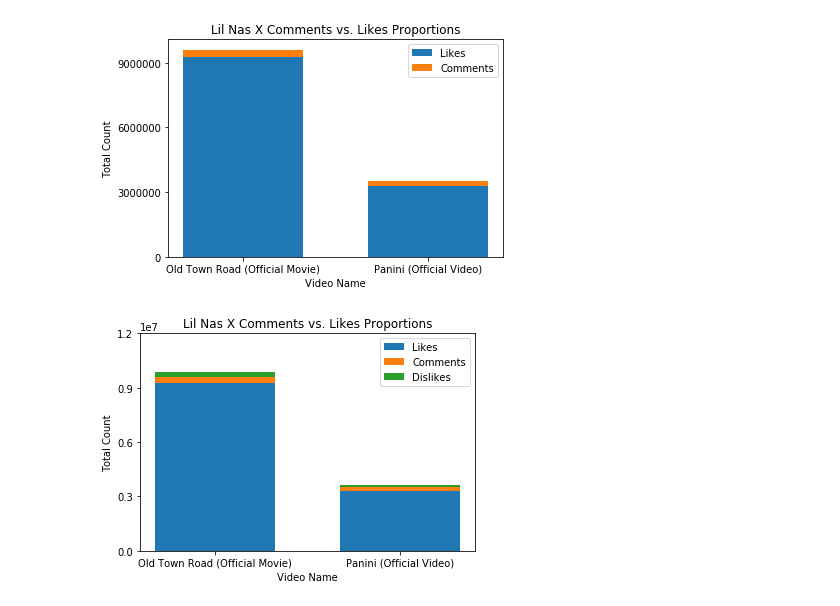
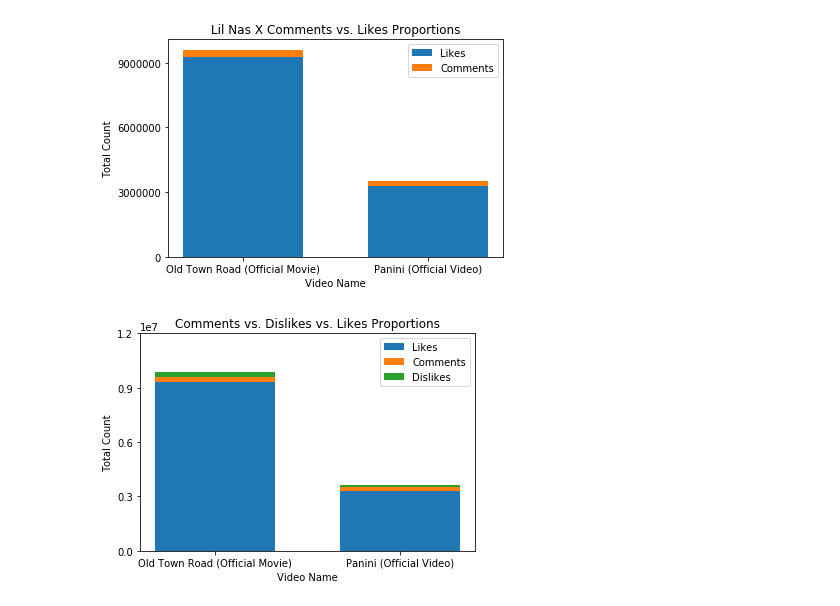
Before and after one commit to nelsont87/Controversial_Music, a Jupyter notebook: Eric/Pulling Old Town Road Stats.ipynb, the cells around one changed output. Saved outputs shown, nothing was run; the diff lists cells and outputs as text; code cells hidden in the pictures.

Commit message:
fixed title name of a fig

```diff
--- a/Eric/Pulling Old Town Road Stats.ipynb
+++ b/Eric/Pulling Old Town Road Stats.ipynb
@@ -108,23 +108,23 @@ plt.show()
 # %%
 n = 3
 ind = np.arange(n)
 width = .65
 
 p1 = plt.bar(statistics_df["Video Name"], statistics_df["Like Count"], width)
 p2 = plt.bar(statistics_df["Video Name"], statistics_df["Comment Count"], width, bottom=statistics_df["Like Count"])
 p3 = plt.bar(statistics_df["Video Name"], statistics_df["Dislike Count"], width, bottom=statistics_df["Like Count"]+statistics_df["Comment Count"])
 
 
 plt.ylabel('Total Count')
 plt.xlabel('Video Name')
-plt.title('Lil Nas X Comments vs. Likes Proportions')
+plt.title('Comments vs. Dislikes vs. Likes Proportions')
 plt.yticks(np.arange(0,15000000,3000000))
 plt.legend((p1[0], p2[0], p3[0]), ['Likes', 'Comments', 'Dislikes'], loc=1)
 
 plt.savefig('Comments_vs_Dislikes_vs_Likes.png')
 plt.show()
 # %% [output]
-[figure, old version]
+[figure, new version]
 # %%
 # lets try other videos
 statistics_list = []
```
Also changed, not shown: parts of 5 cells of this notebook, 2 other files.
